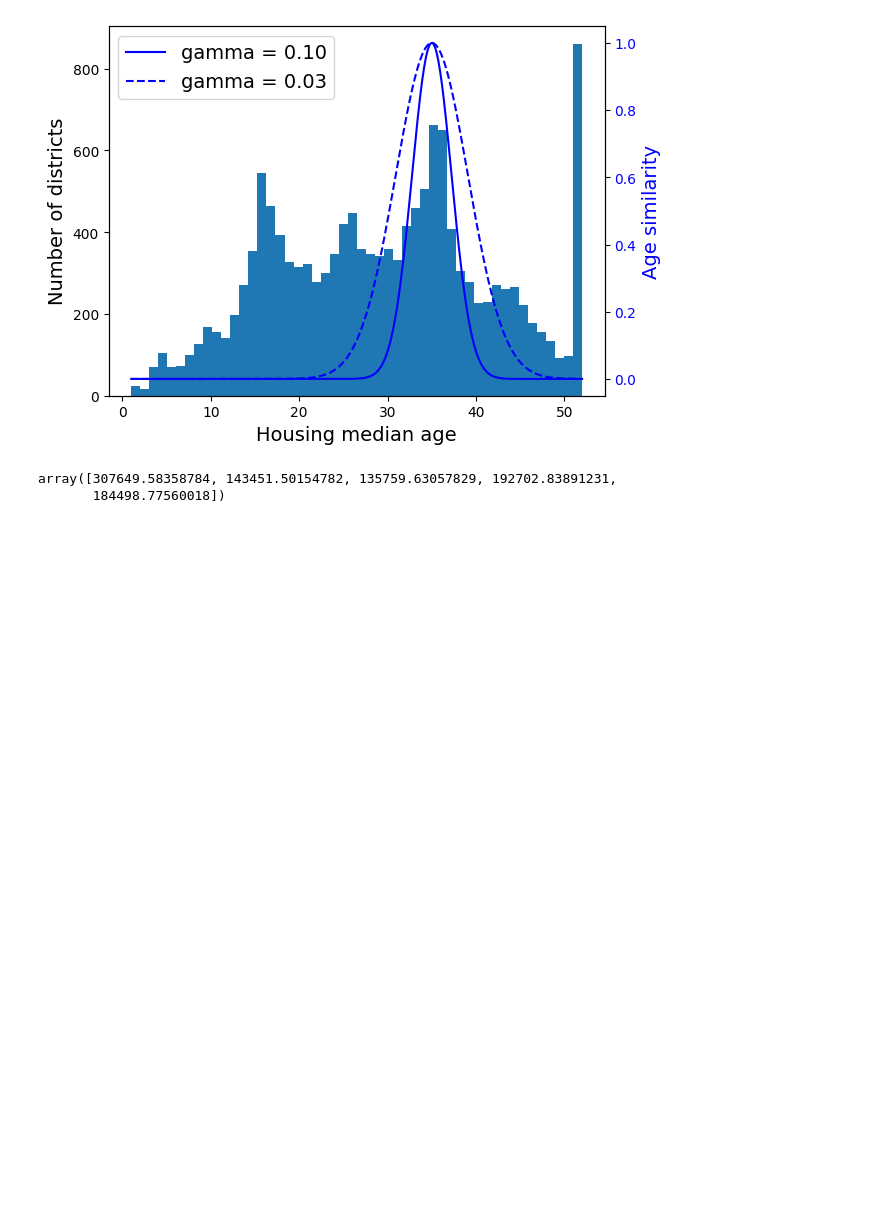
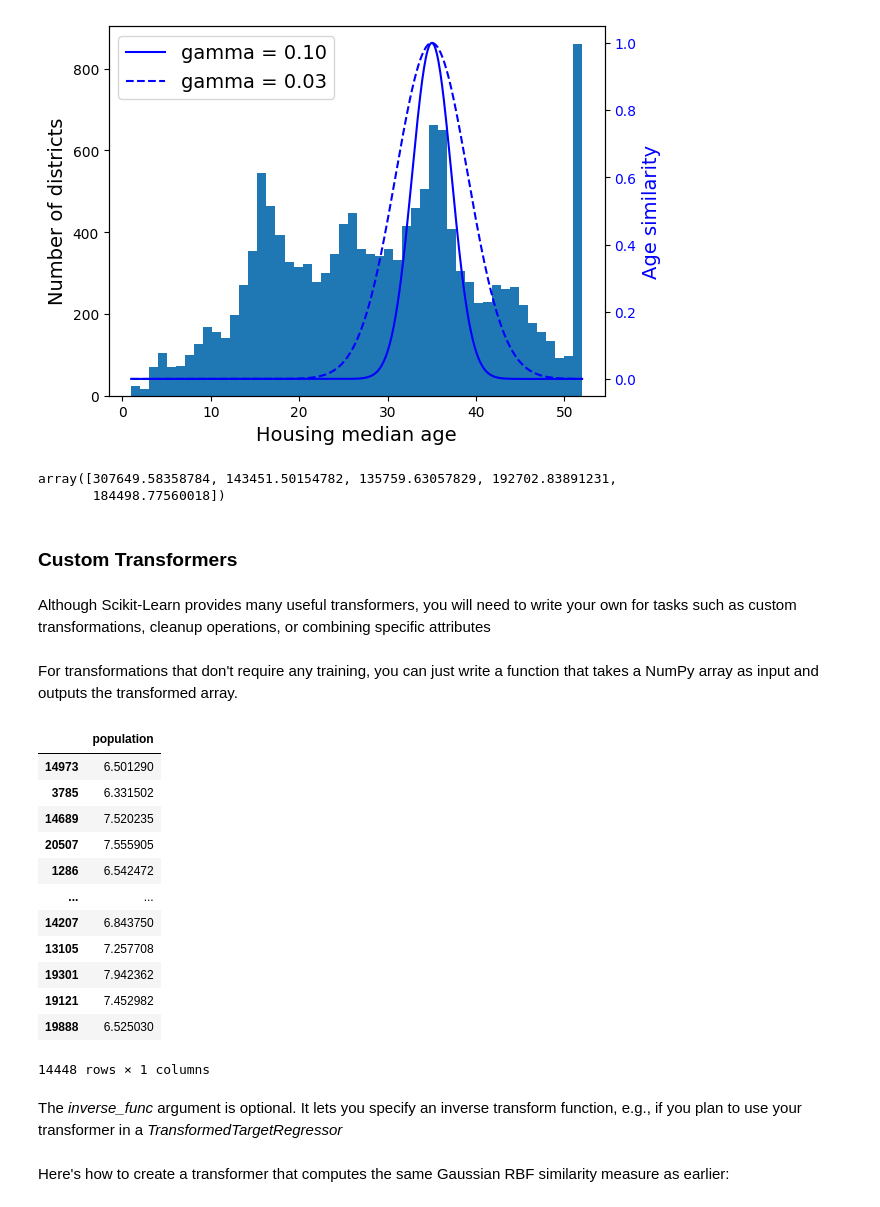
Before and after one commit to SocioPJ/HandsOn-ML, a Jupyter notebook: Chapter2_End-to-End_Machine_Learning_Project/California_House_Prices_Prediction/main.ipynb, the cells around one changed output. Cells and saved outputs as stored; diff of their text form; code cells hidden in the pictures; blank space fills up the shorter version.

Commit message:
feat: :art: Custom Transformers

```diff
--- a/Chapter2_End-to-End_Machine_Learning_Project/California_House_Prices_Prediction/main.ipynb
+++ b/Chapter2_End-to-End_Machine_Learning_Project/California_House_Prices_Prediction/main.ipynb
@@ -1030,3 +1030,34 @@ predictions
 # %% [output]
 array([307649.58358784, 143451.50154782, 135759.63057829, 192702.83891231,
        184498.77560018])
+# %% [markdown]
+### Custom Transformers
+# %% [markdown]
+Although Scikit-Learn provides many useful transformers, you will need to write your own for tasks such as custom transformations, cleanup operations, or combining specific attributes
+# %% [markdown]
+For transformations that don't require any training, you can just write a function that takes a NumPy array as input and outputs the transformed array.
+# %%
+from sklearn.preprocessing import FunctionTransformer
+import numpy as np
+
+log_transformer = FunctionTransformer(np.log,inverse_func=np.exp)
+log_pop = log_transformer.transform(housing[['population']])
+log_pop
+# %% [output]
+|  | population |
+| 14973 | 6.501290 |
+| 3785 | 6.331502 |
+| 14689 | 7.520235 |
+| 20507 | 7.555905 |
+| 1286 | 6.542472 |
+| ... | ... |
+| 14207 | 6.843750 |
+| 13105 | 7.257708 |
+| 19301 | 7.942362 |
+| 19121 | 7.452982 |
+| 19888 | 6.525030 |
+14448 rows × 1 columns
+# %% [markdown]
+The *inverse_func* argument is optional. It lets you specify an inverse transform function, e.g., if you plan to use your transformer in a *TransformedTargetRegressor*
+# %% [markdown]
+Here's how to create a transformer that computes the same Gaussian RBF similarity measure as earlier:
```
Also changed, not shown: parts of 6 cells of this notebook.
